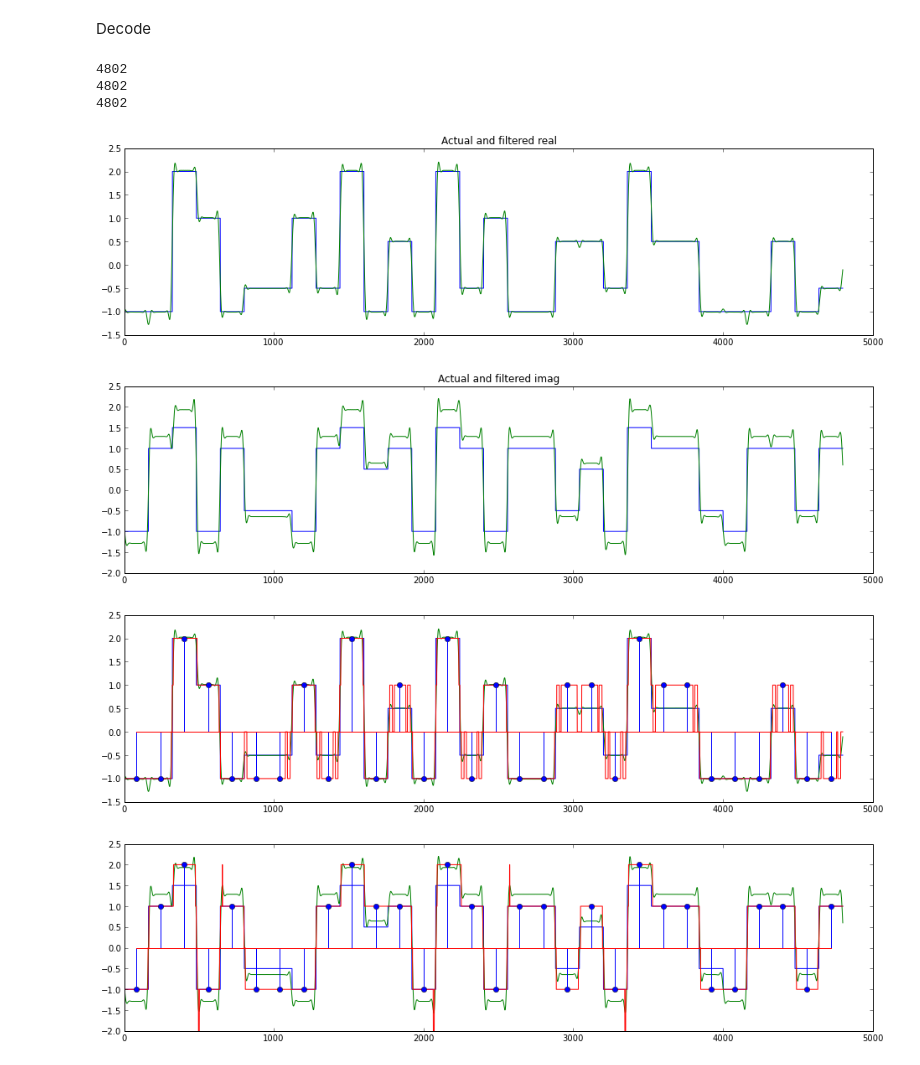
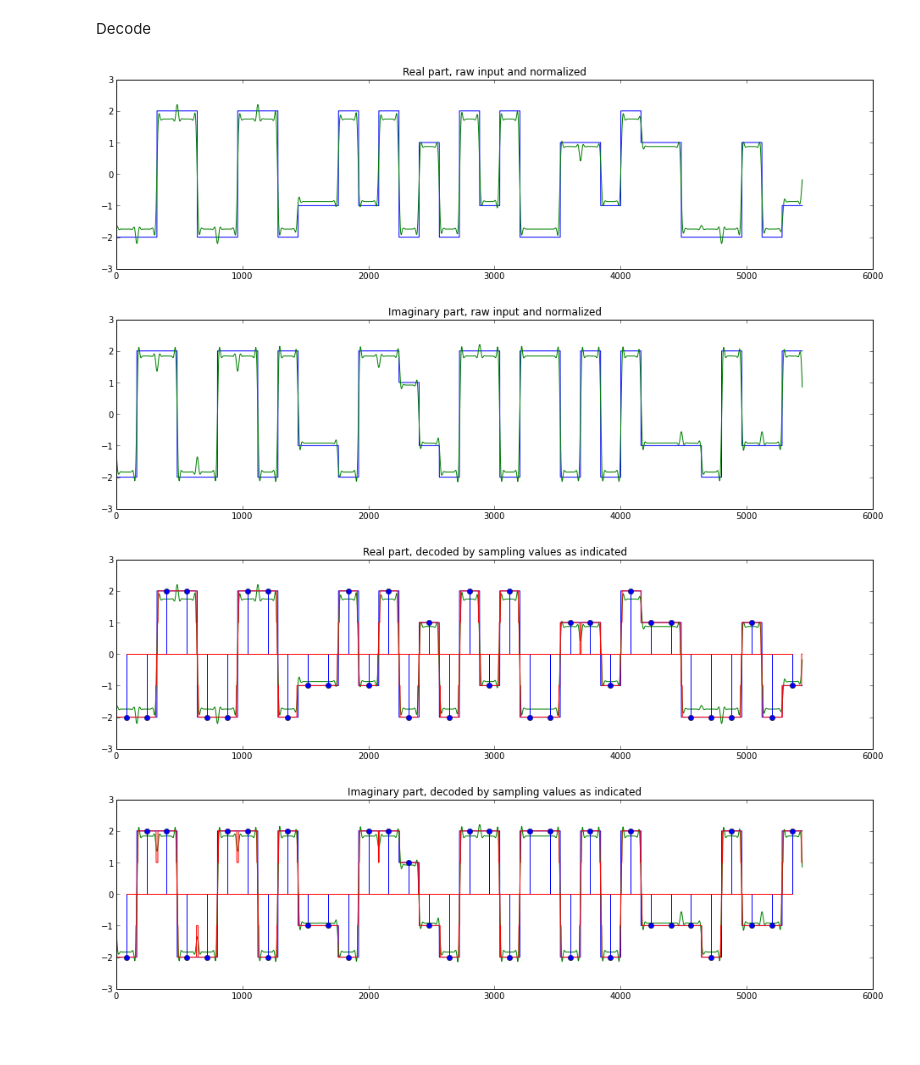
Before and after one commit to ganlubbq/ham_qam, a Jupyter notebook: Demo.ipynb, the cells around one changed output. Drawn from its saved outputs; the diff is of its cells as text; code cells hidden in the pictures; blank space fills up the shorter version.

```diff
--- a/Demo.ipynb
+++ b/Demo.ipynb
@@ -1,11 +1,11 @@
 # %%
 from qam import *
 # %%
-code = np.array((-2-2j, -2-1j,-2+2j,-2+1j,-1-2j,-1-1j,-1+2j,-1+1j,+2-2j,+2-1j,+2+2j+2+1j,1-2j,+1-1j,1+2j,1+1j))/2
+code = np.array((-2-2j, -2-1j,-2+2j,-2+1j,-1-2j,-1-1j,-1+2j,-1+1j,+2-2j,+2-1j,+2+2j,2+1j,1-2j,+1-1j,1+2j,1+1j))/2
 
 np.random.seed(seed=1)
 rbits = np.int16(rand(6,1)*15)
-prefix = np.array([[0],[2],[10],[8]])#, [0],[2],[10],[8]])
+prefix = np.array([[0],[2],[10],[8], [0],[2],[10],[8]])
 bits = np.int16(rand(26,1)*15)
 
 Nbits = len(rbits) + len(prefix) + len(bits)  # number of bits
@@ -16,5 +16,5 @@ Generating 36 random bits
 # %% [markdown]
 Modulate
 # %%
-QAM, M, t, M_prefix, t_prefix = mod_QAM16(bits, prefix, f0=1800, tbw=4, fs=48000, baud=300, shaped=False, plot=False)
+QAM, M, t, M_prefix, t_prefix = mod_QAM16(bits, prefix, f0=1800, tbw=4, fs=48000, baud=300, shaped=False, plot=True)
 # %% [output]
@@ -28,5 +28,5 @@ r,i = demod_QAM16(QAM, t, f0=1800, fs=48000)
 # %% [markdown]
 Detect Sync
 # %%
-corr_index = detect_sync(r, i, M_prefix, len(prefix))
+corr_index = detect_sync(r, i, M_prefix, len(prefix), plot=True)
 # %% [output]
@@ -36,12 +36,9 @@ corr_index = detect_sync(r, i, M_prefix, len(prefix))
 # %% [markdown]
 Decode
 # %%
-symbols = decode_symbols(r, i, corr_index, M.real.ravel(), M.imag.ravel(), Nbits-len(rbits))
+symbols = decode_symbols(r, i, corr_index, M.real.ravel(), M.imag.ravel(), Nbits-len(rbits), plot=True)
 # %% [output]
-4802
-4802
-4802
-[figure, old version]
+[figure, new version]
-[figure, old version]
+[figure, new version]
-[figure, old version]
+[figure, new version]
-[figure, old version]
+[figure, new version]
```
Also changed, not shown: parts of 8 cells of this notebook, 1 other file.
